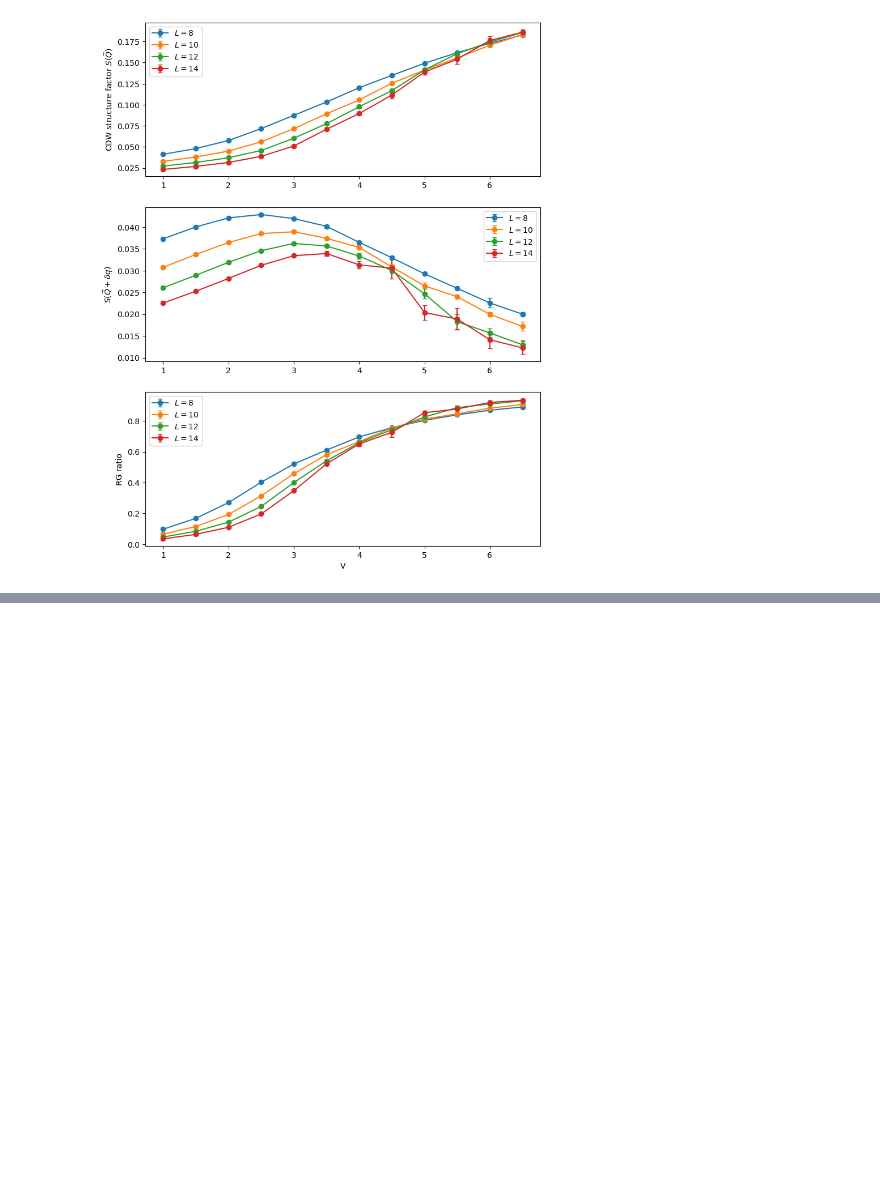
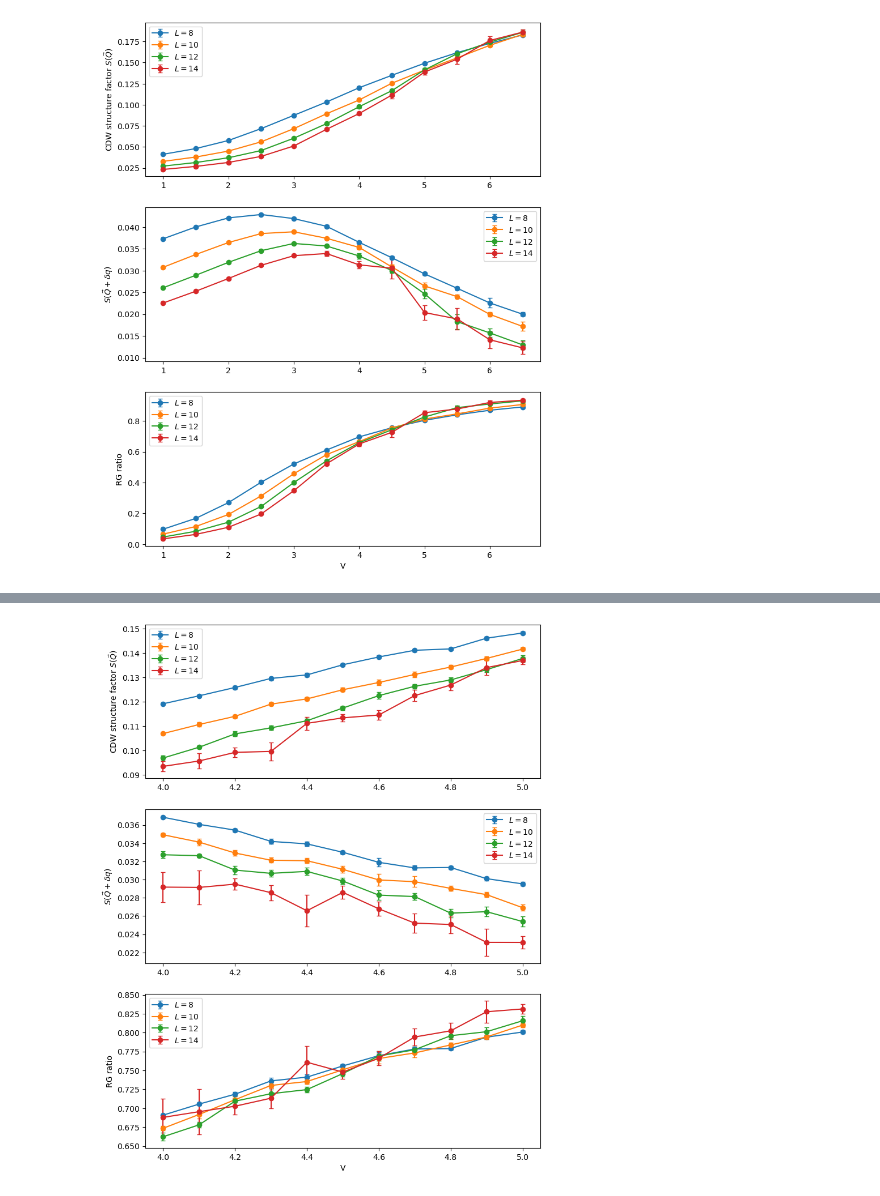
Before and after one commit to zyHan2077/PfQMC, a Jupyter notebook: doc/kitaev-chain.ipynb, the cells around one changed output, grey strips where cells are left out. Saved outputs shown, nothing was run; the diff lists cells and outputs as text; code cells hidden in the pictures; blank space fills up the shorter version.

```diff
--- a/doc/kitaev-chain.ipynb
+++ b/doc/kitaev-chain.ipynb
@@ -323,3 +323,11 @@ plt.legend()
 plt.show()
 # %% [output]
 [figure]
+# %%
+with open('./data/data_L8-14_V4.0-5.0-0.1_len320k.pkl', 'rb') as f:
+    data = pickle.load(f)
+
+r = {}
+for i in data:
+    r[i[0]] = i[1]
+data = r
@@ -325,0 +336,4 @@ plt.show()
+# %%
+for i in dataNew:
+    data[i[0]] = i[1]
+    print(i[0])
@@ -325,0 +345,71 @@ plt.show()
+# %%
+Vs = [4.0, 4.1, 4.2, 4.3, 4.4, 4.5, 4.6, 4.7, 4.8, 4.9, 5.0]
+
+fig, axs = plt.subplots(3, 1, figsize=(9, 12))
+
+cut = len(Vs)
+
+# xs = np.arange(0.0, 7.0, 0.01)
+# f = lambda x: 1.0 - ((x/4.0)**2) if x <= 4.0 else 0.0
+# ys = np.array([f(x) for x in xs])
+# axs[1].plot(xs, ys, label="exact")
+# axs[2].plot(xs, -ys, label="exact")
+
+for L in [8, 10, 12, 14]:
+    signs = []
+    # signsStd = []
+    z2PlusSigns = []
+    # z2PlusSignsStd = []
+    z2MinusSigns = []
+    # z2MinusSignsStd = []
+    cdw = []
+    cdwStd = []
+
+    cdwq = []
+    cdwqStd = []
+
+    rgRatio = []
+    rgRatioStd = []
+
+    for V in Vs:
+        r = data[(L, V)]
+        # signs.append(r["obsSign"][0])
+        # # signsStd.append(r["obsSign"][1])
+        # z2PlusSigns.append(r["obsZ2plus"][0].real)
+        # # z2PlusSignsStd.append(r["obsZ2plus"][1])
+        # z2MinusSigns.append(r["obsZ2minus"][0].real)
+        # z2MinusSignsStd.append(r["obsZ2minus"][1])
+        cdw.append(r["obsCDW"][0])
+        cdwStd.append(r["obsCDW"][1])
+        cdwq.append(r["obsCDWq"][0])
+        cdwqStd.append(r["obsCDWq"][1])
+        rgRatio.append(r["rgRatio"][0])
+        rgRatioStd.append(r["rgRatio"][1])
+
+
+    axs[0].errorbar(Vs, -np.array(cdw), yerr=cdwStd, label=r"$L = {}$".format(L), marker='o', capsize=3)
+    axs[1].errorbar(Vs, -np.array(cdwq), yerr=cdwqStd, label=r"$L = {}$".format(L), marker='o', capsize=3)
+    axs[2].errorbar(Vs, 1.0 - np.array(rgRatio), yerr=rgRatioStd, label=r"$L = {}$".format(L), marker='o', capsize=3)
+
+    # if L in [8, 12, 16]:
+    #     axs[1].errorbar(Vs[:cut], eCorrZ2Plus[:cut], yerr=eCorrZ2PlusStd[:cut], label=r"$L = {}$".format(L), capsize=3)
+
+    # if L in [10, 14, 18]:
+    #     axs[2].errorbar(Vs[:cut], eCorrZ2Minus[:cut], yerr=eCorrZ2MinusStd[:cut], label=r"$L = {}$".format(L), capsize=3)
+    # axs[2].set_yscale("log")
+
+axs[0].set_ylabel(r"CDW structure factor $S(\vec{Q})$")
+axs[0].legend()
+
+axs[1].set_ylabel(r"$S(\vec{Q} + \delta q)$")
+# axs[1].set_ylim(-1, 1.0)
+axs[1].legend()
+
+axs[2].set_ylabel(r"RG ratio")
+axs[2].set_xlabel(r"V")
+# # axs[2].set_ylim(-1, 1.0)
+# axs[2].legend()
+plt.legend()
+plt.show()
+# %% [output]
+[figure, added]
```
Also changed, not shown: parts of 22 cells of this notebook, 12 other files.
